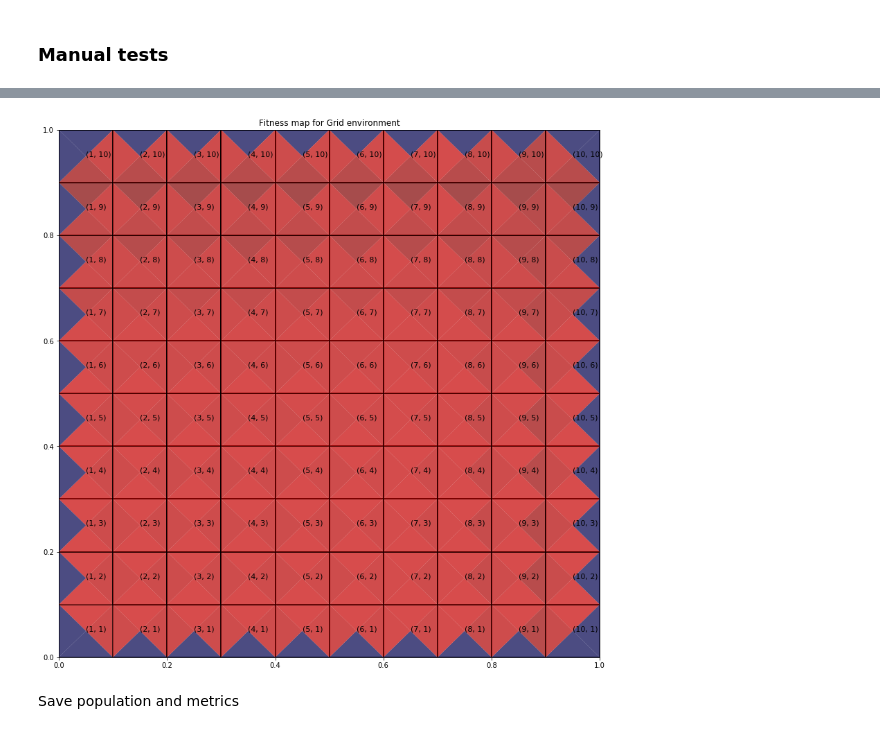
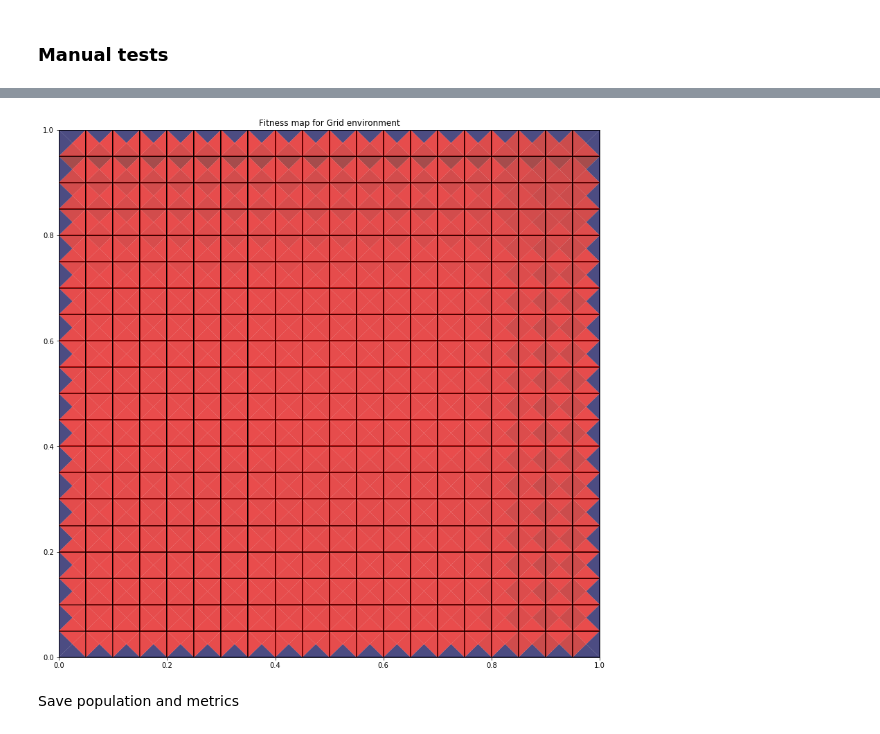
Before and after one commit to ParrotPrediction/pyalcs, a Jupyter notebook: notebooks/Grid.ipynb, the cells around one changed output, grey strips where cells are left out. Drawn from its saved outputs; the diff is of its cells as text; code cells hidden in the pictures.

```diff
--- a/notebooks/Grid.ipynb
+++ b/notebooks/Grid.ipynb
@@ -59,6 +62,7 @@ cfg = Configuration(
         classifier_length=2,
         number_of_possible_actions=4,
         epsilon=0.95,
+        biased_exploration=biased_exploration,
         beta=0.03,
         gamma=0.97,
         theta_i=0.1,
@@ -72,15 +76,8 @@ cfg = Configuration(
         user_metrics_collector_fcn=grid_metrics)
 # %%
 def print_cl(cl):
-    action = None
-    if cl.action == 0:
-        action = '⬅'
-    if cl.action == 1:
-        action = '➡'
-    if cl.action == 2:
-        action = '⬆'
-    if cl.action == 3:
-        action = '⬇'
+    arrows = ['⬅', '➡', '⬆', '⬇']
+    action = arrows[cl.action]
     print(f"{cl.condition} - {action} - {cl.effect} [fit: {cl.fitness:.3f}, r: {cl.r:.2f}, ir: {cl.ir:.2f}], exp: {cl.exp}")
 # %%
 def print_simple_stats(population, metrics):
@@ -188,5 +188,5 @@ plot_avg_fitness(metrics)
 # %%
 %%time
 agent = ACS2(cfg, deepcopy(population))
-pop_exploit, metric_exploit = agent.exploit(grid, trials/100)
+pop_exploit, metric_exploit = agent.exploit(grid, 500)
 # %% [output]
@@ -271,5 +272,5 @@ find_best_moves(population, Perception(("1", "1")))
 # %%
-dim = 10
+dim = 20
 step = 1. / dim
 
 states = []
@@ -319,7 +318,7 @@ scalarMap = cmx.ScalarMappable(norm=cNorm, cmap=cm)
 
 fig, ax = plt.subplots(1, figsize=(14,14))
 
-ax.set_title('Fitness map for Grid environment')
+ax.set_title(f'Fitness map for Grid environment')
 for state in states:
     (pos_x, pos_y) = state['pos']
     rect = patches.Rectangle((pos_x, pos_y), .2, .2, linewidth=2, edgecolor='black', facecolor='none', alpha=.7)
@@ -336,35 +335,35 @@ for state in states:
                      color=scalarMap.to_rgba(state['best']['left']),
                      alpha=alpha_triangles, linewidth=0)
     right = plt.Polygon([(pos_x+step, pos_y), (pos_x+step, pos_y+step), (pos_x+step/2, pos_y+step/2)],
                      color=scalarMap.to_rgba(state['best']['right']),
                      alpha=alpha_triangles, linewidth=0)
 
-    plt.text(pos_x+step/2, pos_y+step/2, state['cord'], fontsize=11)  # cords
+#     plt.text(pos_x+step/2, pos_y+step/2, state['cord'], fontsize=11)  # cords
 
 #     plt.text(pos_x+.07, pos_y+0.008,
 #              round(state['best']['down'], 5),
 #              fontsize=8)
 #     plt.text(pos_x+.07, pos_y+0.18,
 #              round(state['best']['up'], 5),
 #              fontsize=8)
 #     plt.text(pos_x+0.008, pos_y+0.07,
 #              round(state['best']['left'], 5),
 #              fontsize=8,
 #              rotation=90)
 #     plt.text(pos_x+0.17, pos_y+0.07,
 #              round(state['best']['right'], 5),
 #              fontsize=8,
 #              rotation=-90)
 
     ax.add_patch(rect)
     ax.add_patch(down)
     ax.add_patch(up)
     ax.add_patch(left)
     ax.add_patch(right)
 
 plt.show()
 # %% [output]
-[figure, old version]
+[figure, new version]
 # %% [markdown]
 Save population and metrics
 # %%
```
Also changed, not shown: parts of 16 cells of this notebook, 8 other files.
